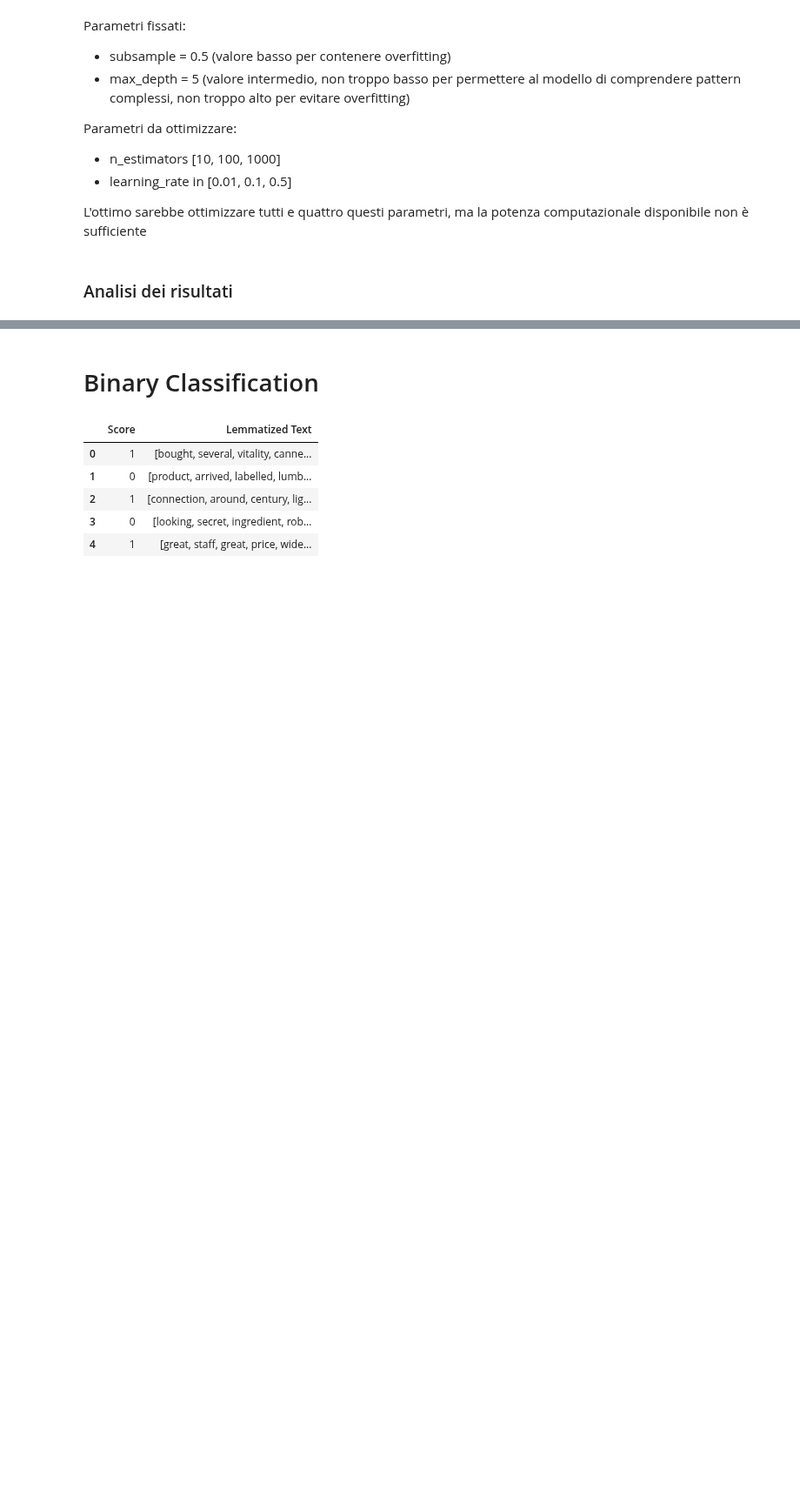
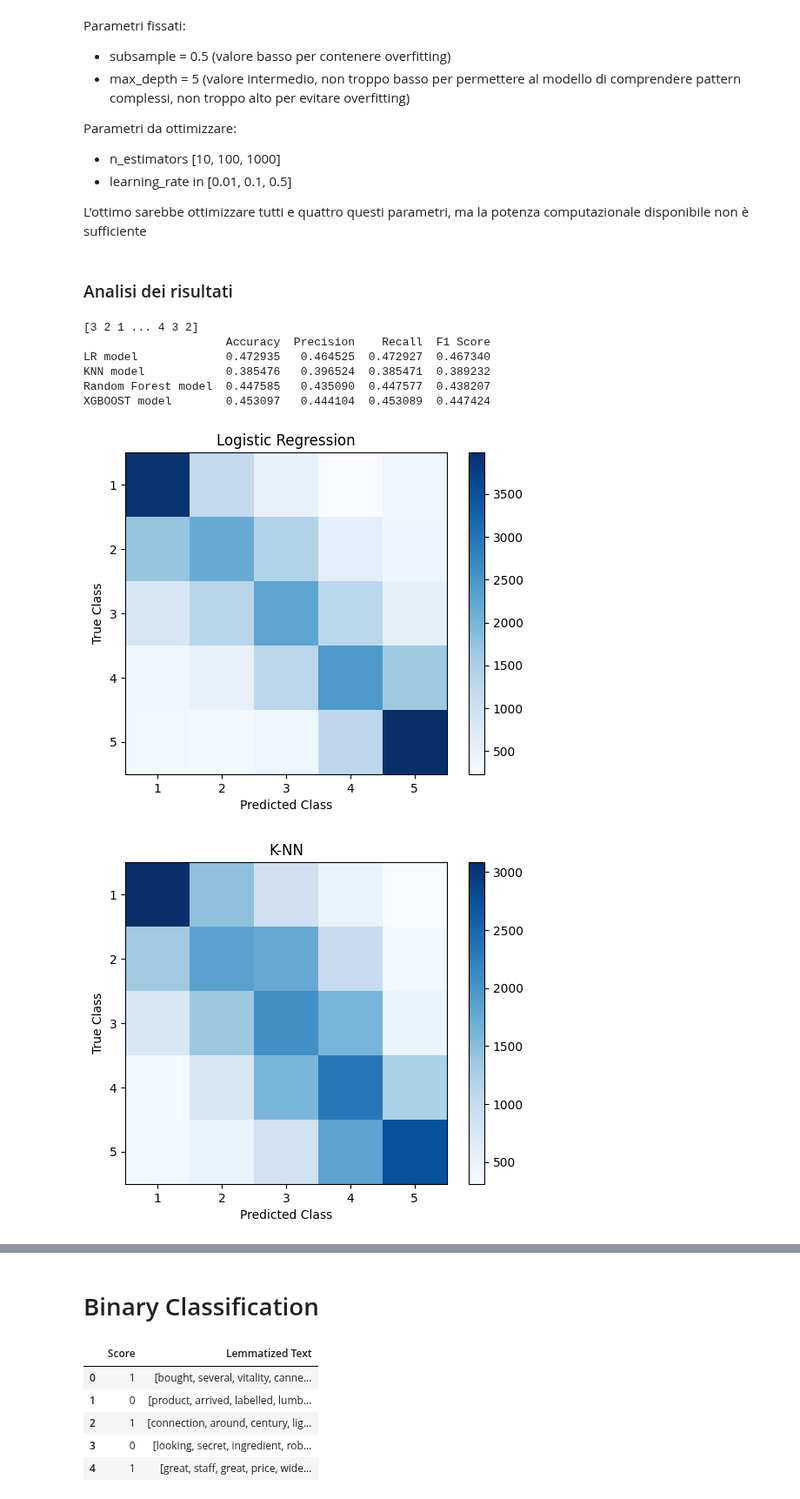
Before and after one commit to rmarconzini/amazon-fine-food-reviews-classification-clustering, a Jupyter notebook: Classification2.ipynb, the cells around one changed output, grey strips where cells are left out. Shown at 87% size. Saved outputs shown, nothing was run; the diff lists cells and outputs as text; code cells hidden in the pictures; blank space fills up the shorter version.

```diff
--- a/Classification2.ipynb
+++ b/Classification2.ipynb
@@ -801,7 +892,7 @@ joblib.dump(grid_result, path)
 # %%
 # Caricamento del risultato del tuning
 
-path = 'H:/.shortcut-targets-by-id/1veNClNl7CxCTFHVNY2Fp29hcMoEj-the/TextMiningProject/Model_estimated/lrr_gridsearch_W2V.joblib'
+path = 'H:/.shortcut-targets-by-id/1veNClNl7CxCTFHVNY2Fp29hcMoEj-the/TextMiningProject/Model_estimated/Classificazione_Multiclasse/W2V/lrr_gridsearch_W2V.joblib'
 loaded_grid_search = joblib.load(path)
 # model_path = '/content/gdrive/MyDrive/TextMiningProject/logreg_gridsearch_W2V.joblib'
 # loaded_grid_search = joblib.load(model_path)
@@ -873,7 +984,7 @@ joblib.dump(grid_result, path)
 # %%
 # Caricamento del risultato del tuning
 
-path = 'H:/.shortcut-targets-by-id/1veNClNl7CxCTFHVNY2Fp29hcMoEj-the/TextMiningProject/Model_estimated/knn_gridsearch_W2V.joblib'
+path = 'H:/.shortcut-targets-by-id/1veNClNl7CxCTFHVNY2Fp29hcMoEj-the/TextMiningProject/Model_estimated/Classificazione_Multiclasse/W2V/knn_gridsearch_W2V.joblib'
 loaded_grid_search = joblib.load(path)
 # model_path = '/content/gdrive/MyDrive/TextMiningProject/knn_gridsearch_W2V.joblib'
 # loaded_grid_search = joblib.load(model_path)
@@ -908,4 +1059,7 @@ model_xgboost_W2V = model.fit(X_train_vect_avg, y_train_xg)
 # %%
-# Salvataggio dei risultati dell'holdout
-path = 'H:/.shortcut-targets-by-id/1veNClNl7CxCTFHVNY2Fp29hcMoEj-the/TextMiningProject/Model_estimated/xgboost_holdout_W2V.joblib'
-joblib.dump(model_xgboost_W2V, path)
+# Caricamento del risultato del tuning
+path = 'H:/.shortcut-targets-by-id/1veNClNl7CxCTFHVNY2Fp29hcMoEj-the/TextMiningProject/Model_estimated/Classificazione_Multiclasse/W2V/xgboost_holdout_W2V.joblib'
+model_xgboost_W2V = joblib.load(path)
+
+# model_path = '/content/gdrive/MyDrive/TextMiningProject/xgboost_holdout_W2V.joblib'
+# model_xgboost_W2V = joblib.load(model_path)
@@ -953,12 +1066,12 @@ model_xgboost_W2V = joblib.load(path)
 # %% [markdown]
 ### Analisi dei risultati
 # %%
-models = [model_lr_W2V, model_knn_W2V, model_xgboost_W2V]
+models = [model_lr_W2V, model_knn_W2V, model_rf_W2V, model_xgboost_W2V]
 
 # Previsioni sul test set
 results = []
 for model in models:
-    if model == models[2]:
+    if model == models[3]:
         y_test_xg = le.fit_transform(y_test)
         print(y_test_xg)
         y_pred = model.predict(X_test_vect_avg)
@@ -977,5 +1090,12 @@ for model in models:
 
 # Creo la tabella e visualizzo i risultati
 df_results = pd.DataFrame(results, columns=['Accuracy', 'Precision', 'Recall', 'F1 Score'])
-df_results.index = ['LR model', 'KNN model', 'XGBOOST model']
+df_results.index = ['LR model', 'KNN model', 'Random Forest model', 'XGBOOST model']
 print(df_results)
+# %% [output]
+[3 2 1 ... 4 3 2]
+                     Accuracy  Precision    Recall  F1 Score
+LR model             0.472935   0.464525  0.472927  0.467340
+KNN model            0.385476   0.396524  0.385471  0.389232
+Random Forest model  0.447585   0.435090  0.447577  0.438207
+XGBOOST model        0.453097   0.444104  0.453089  0.447424
@@ -1009,0 +1105,33 @@ print(df_results)
+# %%
+models = [model_lr_W2V, model_knn_W2V, model_rf_W2V, model_xgboost_W2V]
+model_names = ["Logistic Regression", "K-NN", "Random Forest", "XG-boost"]
+
+# Calcola e visualizza le matrici di confusione per ogni modello
+for i, model in enumerate(models):
+    if model == models[3]:
+        le = LabelEncoder()
+        y_test_xg = le.fit_transform(y_test)
+        conf_matrix = confusion_matrix(y_test_xg, model.predict(X_test_vect_avg))
+        plt.imshow(conf_matrix, cmap='Blues', interpolation='nearest')
+        plt.colorbar()
+        classes = [1,2,3,4,5]
+        plt.xticks(np.arange(5),  classes)
+        plt.yticks(np.arange(5),  classes)
+        plt.xlabel("Predicted Class")
+        plt.ylabel("True Class")
+        plt.title(model_names[i])
+        plt.show()
+    else:
+        conf_matrix = confusion_matrix(y_test, model.predict(X_test_vect_avg))
+        plt.imshow(conf_matrix, cmap='Blues', interpolation='nearest')
+        plt.colorbar()
+        classes = [1,2,3,4,5]
+        plt.xticks(np.arange(5), classes)
+        plt.yticks(np.arange(5), classes)
+        plt.xlabel("Predicted Class")
+        plt.ylabel("True Class")
+        plt.title(model_names[i])
+        plt.show()
+# %% [output]
+[figure, added]
+[figure, added]
```
Also changed, not shown: parts of 91 cells of this notebook.
